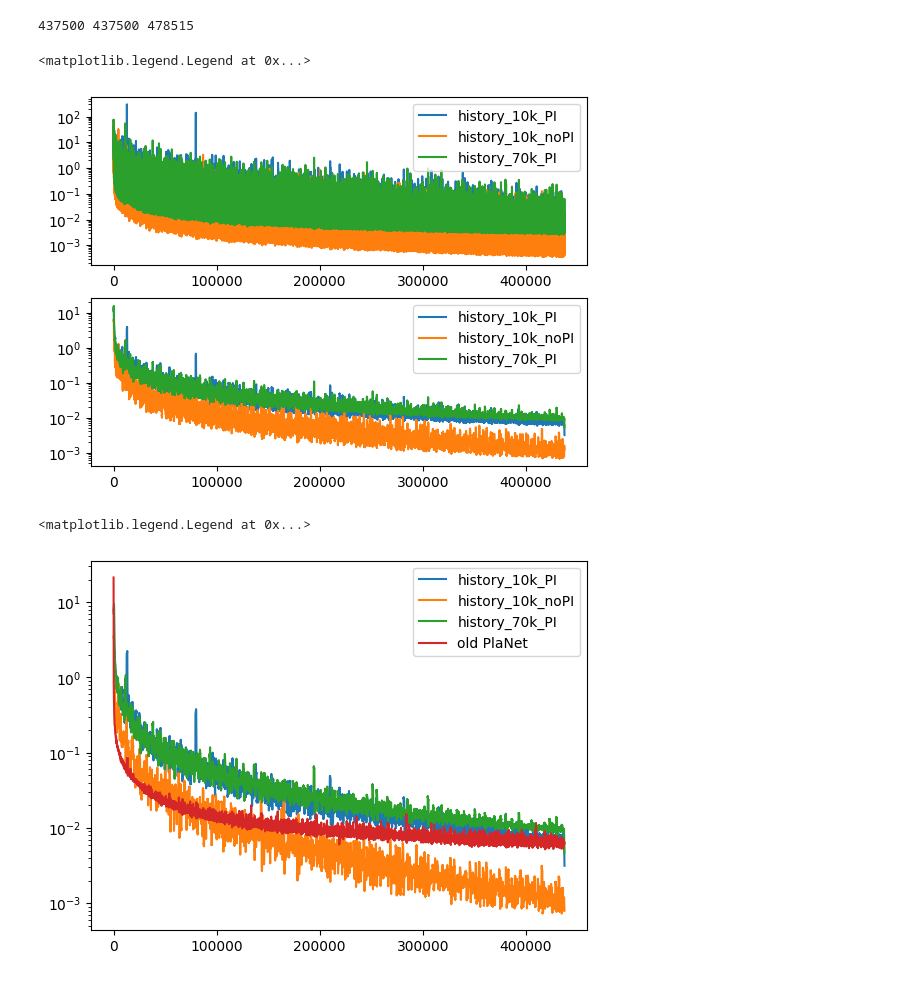
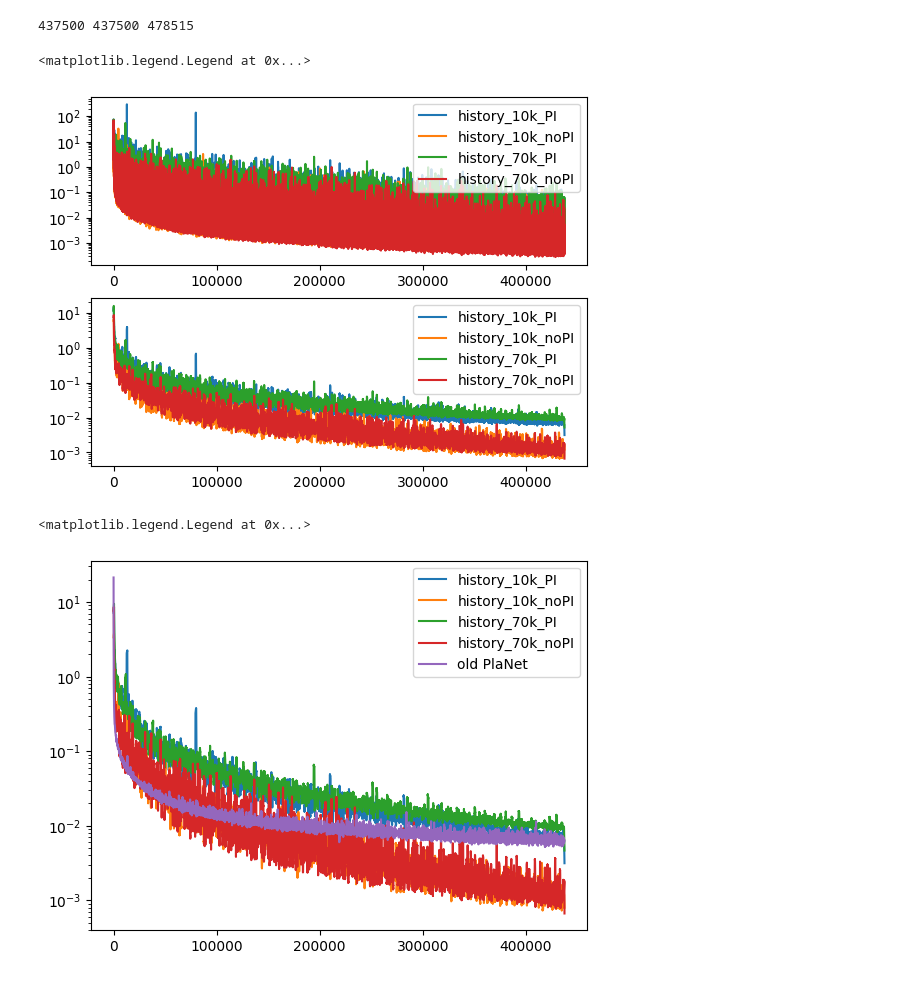
Before and after one commit to matteobonotto/PlaNet_Equil_reconstruction, a Jupyter notebook: notebooks/check_results.ipynb, the cells around one changed output. Cells and saved outputs as stored; diff of their text form; code cells hidden in the pictures.

```diff
--- a/notebooks/check_results.ipynb
+++ b/notebooks/check_results.ipynb
@@ -18,6 +20,8 @@ with open('../trained_models/PlaNet_10ksample_no_physics_informed/history.pkl',
     history_10k_noPI = pickle.load(f)
 with open('../trained_models/PlaNet_70ksample_physics_informed/history.pkl', 'rb') as f:
     history_70k_PI = pickle.load(f)
+with open('../trained_models/PlaNet_70ksample_no_physics_informed/history.pkl', 'rb') as f:
+    history_70k_noPI = pickle.load(f)
 # %%
 def running_mean(x, N):
     # cumsum = np.cumsum(np.insert(x, 0, 0))
@@ -30,23 +34,25 @@ print(int(10000/64*2800), int(70000/64*400), int(70000/512*3500))
 # %%
 
 n_steps = int(10000/64*2800)
 
 fig, ax = plt.subplots(2)
 #
 ax[0].plot(np.linspace(0, n_steps, len(history_10k_PI['loss_iter'])), history_10k_PI['loss_iter'], label='history_10k_PI')
 ax[0].plot(np.linspace(0, n_steps, len(history_10k_noPI['loss_iter'])), history_10k_noPI['loss_iter'], label='history_10k_noPI')
 ax[0].plot(np.linspace(0, n_steps, len(history_70k_PI['loss_iter'])), history_70k_PI['loss_iter'], label='history_70k_PI')
+ax[0].plot(np.linspace(0, n_steps, len(history_70k_noPI['loss_iter'])), history_70k_noPI['loss_iter'], label='history_70k_noPI')
 ax[0].set_yscale('log')
 ax[0].legend()
 #
 ax[1].plot(np.linspace(0, n_steps, len(history_10k_PI['loss_iter'])), running_mean(history_10k_PI['loss_iter'],n_steps//1000), label='history_10k_PI')
 ax[1].plot(np.linspace(0, n_steps, len(history_10k_noPI['loss_iter'])), running_mean(history_10k_noPI['loss_iter'],n_steps//1000), label='history_10k_noPI')
 ax[1].plot(np.linspace(0, n_steps, len(history_70k_PI['loss_iter'])), running_mean(history_70k_PI['loss_iter'],n_steps//1000), label='history_70k_PI')
+ax[1].plot(np.linspace(0, n_steps, len(history_70k_noPI['loss_iter'])), running_mean(history_70k_noPI['loss_iter'],n_steps//1000), label='history_70k_noPI')
 ax[1].set_yscale('log')
 ax[1].legend()
 # %% [output]
 <matplotlib.legend.Legend at 0x...>
-[figure, old version]
+[figure, new version]
 # %%
 mat_history_kin_p = scipy.io.loadmat(r'../data/from_old_run/history_PlaNet_Equil_kin_65588sample')['history']
 mat_history_kin_p_2 = scipy.io.loadmat(r'../data/from_old_run/history_PlaNet_Equil_kin_65588_2')['history']
@@ -58,12 +64,13 @@ fig, ax = plt.subplots(1)
 ax.plot(np.linspace(0, n_steps, len(history_10k_PI['loss_iter'])), running_mean(history_10k_PI['loss_iter'],running_mean_window), label='history_10k_PI')
 ax.plot(np.linspace(0, n_steps, len(history_10k_noPI['loss_iter'])), running_mean(history_10k_noPI['loss_iter'],running_mean_window), label='history_10k_noPI')
 ax.plot(np.linspace(0, n_steps, len(history_70k_PI['loss_iter'])), running_mean(history_70k_PI['loss_iter'],running_mean_window), label='history_70k_PI')
+ax.plot(np.linspace(0, n_steps, len(history_70k_noPI['loss_iter'])), running_mean(history_70k_noPI['loss_iter'],n_steps//1000), label='history_70k_noPI')
 ax.plot(np.linspace(0, n_steps, mat_history_kin_p.shape[0]), mat_history_kin_p, label='old PlaNet')
 ax.set_yscale('log')
 ax.legend()
 # %% [output]
 <matplotlib.legend.Legend at 0x...>
-[figure, old version]
+[figure, new version]
 # %%
 def load_result(path):
     with open(path + 'configs.yaml', 'r') as f:
```
Also changed, not shown: parts of 4 cells of this notebook, 9 other files.
